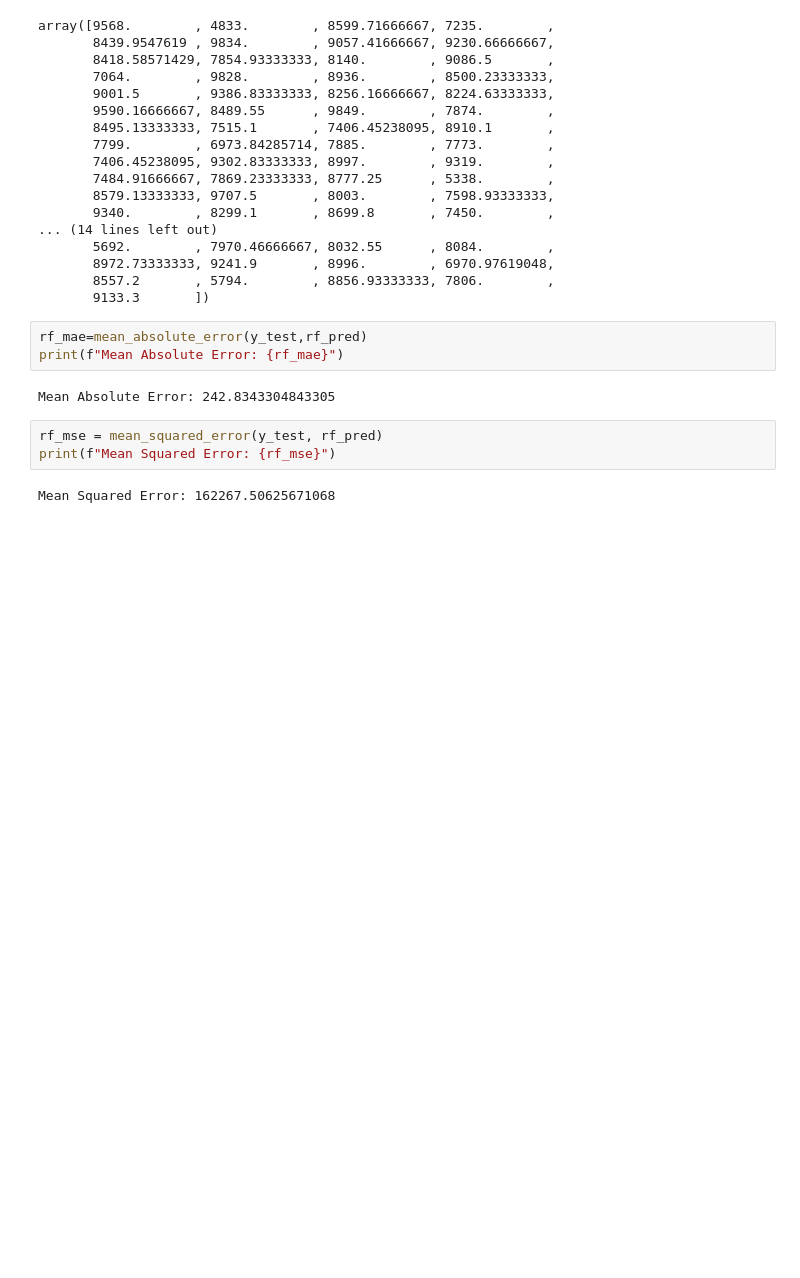
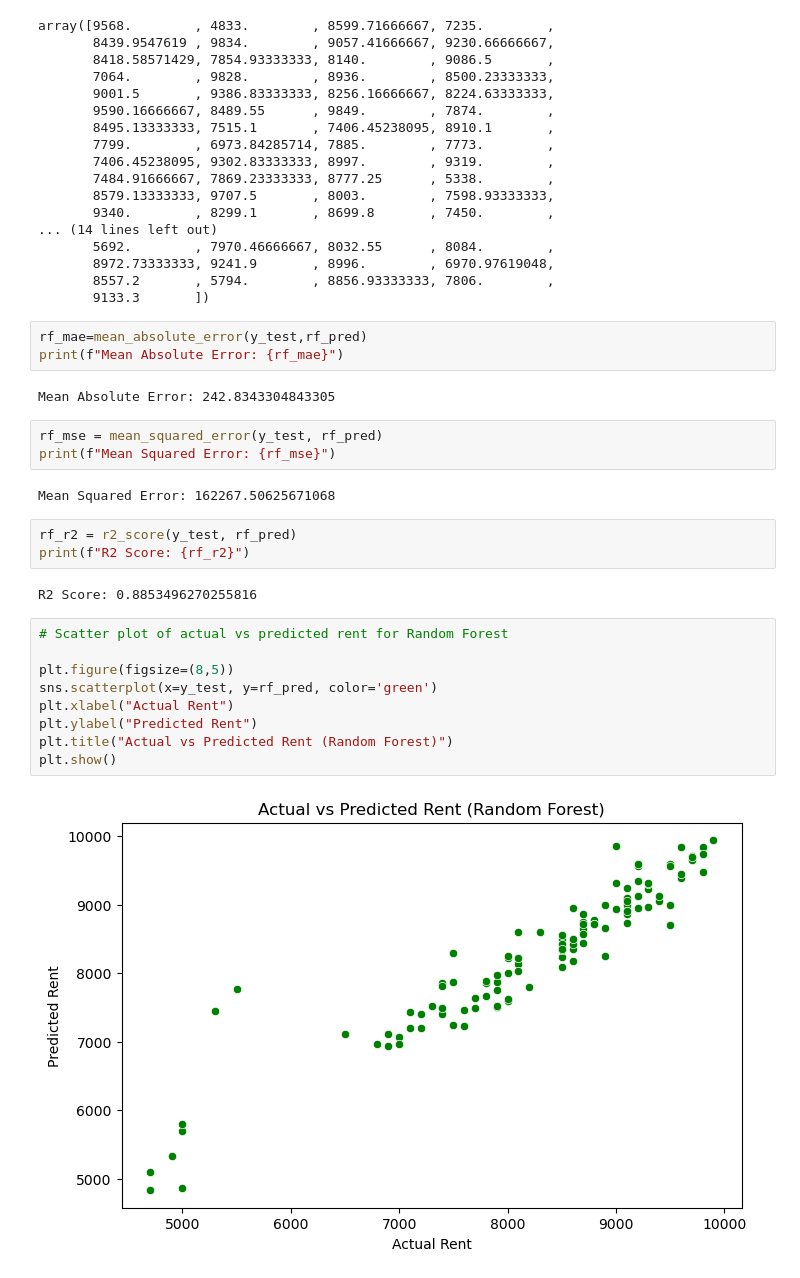
Before and after one commit to nikita98062/Banglore_PG_Analysis, a Jupyter notebook: PG Analysis Project/PG_analysis.ipynb, the cells around one changed output. Cells and saved outputs as stored; diff of their text form; blank space fills up the shorter version.

```diff
--- a/PG Analysis Project/PG_analysis.ipynb
+++ b/PG Analysis Project/PG_analysis.ipynb
@@ -432,3 +432,19 @@ rf_mse = mean_squared_error(y_test, rf_pred)
 print(f"Mean Squared Error: {rf_mse}")
 # %% [output]
 Mean Squared Error: 162267.50625671068
+# %%
+rf_r2 = r2_score(y_test, rf_pred)
+print(f"R2 Score: {rf_r2}")
+# %% [output]
+R2 Score: 0.8853496270255816
+# %%
+# Scatter plot of actual vs predicted rent for Random Forest
+
+plt.figure(figsize=(8,5))
+sns.scatterplot(x=y_test, y=rf_pred, color='green')
+plt.xlabel("Actual Rent")
+plt.ylabel("Predicted Rent")
+plt.title("Actual vs Predicted Rent (Random Forest)")
+plt.show()
+# %% [output]
+[figure, added]
```
Also changed, not shown: parts of 20 cells of this notebook, 2 other files.
